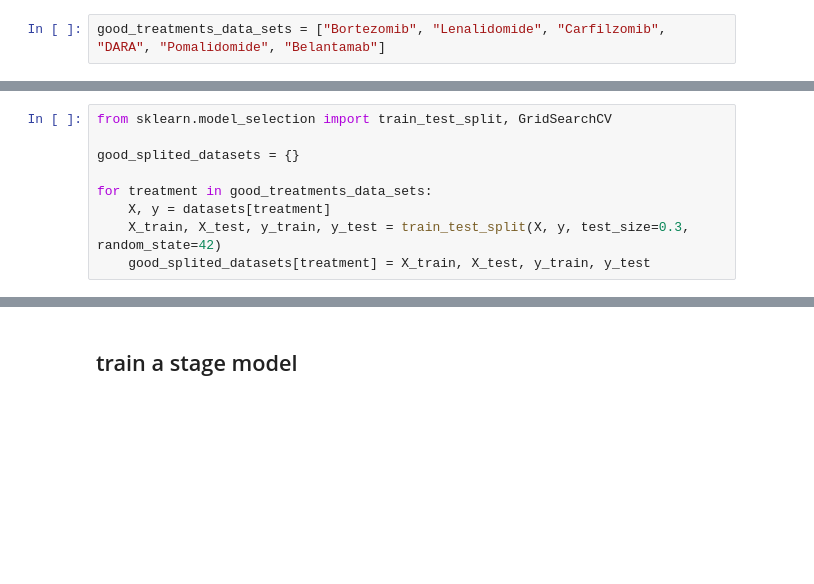
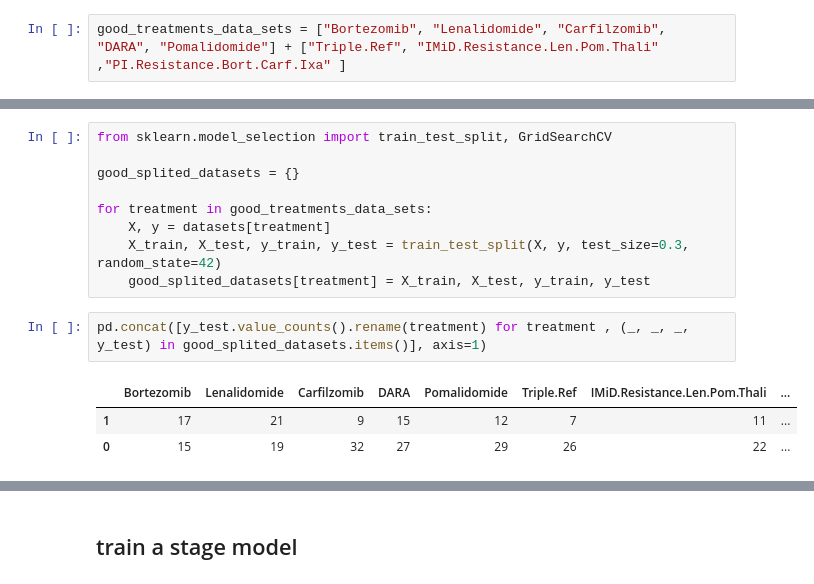
Before and after one commit to sywang/MM_2023, a Jupyter notebook: notebooks/clinical_outcome_prediction.ipynb, the cells around one changed output, grey strips where cells are left out. Drawn from its saved outputs; the diff is of its cells as text; blank space fills up the shorter version.

```diff
--- a/notebooks/clinical_outcome_prediction.ipynb
+++ b/notebooks/clinical_outcome_prediction.ipynb
@@ -140,5 +166,5 @@ pd.concat([y.value_counts().rename(treatment) for treatment, (_, y) in datasets.
 # %%
-good_treatments_data_sets = ["Bortezomib", "Lenalidomide", "Carfilzomib", "DARA", "Pomalidomide", "Belantamab"]
+good_treatments_data_sets = ["Bortezomib", "Lenalidomide", "Carfilzomib", "DARA", "Pomalidomide"] + ["Triple.Ref", "IMiD.Resistance.Len.Pom.Thali" ,"PI.Resistance.Bort.Carf.Ixa" ]
 # %% [markdown]
 ## model training
 # %%
@@ -150,6 +176,12 @@ for treatment in good_treatments_data_sets:
     X, y = datasets[treatment]
     X_train, X_test, y_train, y_test = train_test_split(X, y, test_size=0.3, random_state=42)
     good_splited_datasets[treatment] = X_train, X_test, y_train, y_test
+# %%
+pd.concat([y_test.value_counts().rename(treatment) for treatment , (_, _, _, y_test) in good_splited_datasets.items()], axis=1)
+# %% [output]
+|  | Bortezomib | Lenalidomide | Carfilzomib | DARA | Pomalidomide | Triple.Ref | IMiD.Resistance.Len.Pom.Thali | ... |
+| 1 | 17 | 21 | 9 | 15 | 12 | 7 | 11 | ... |
+| 0 | 15 | 19 | 32 | 27 | 29 | 26 | 22 | ... |
 # %%
 from xgboost import XGBClassifier
 from sklearn.linear_model import LogisticRegression, Lasso
```
Also changed, not shown: parts of 29 cells of this notebook, 1 other file.
